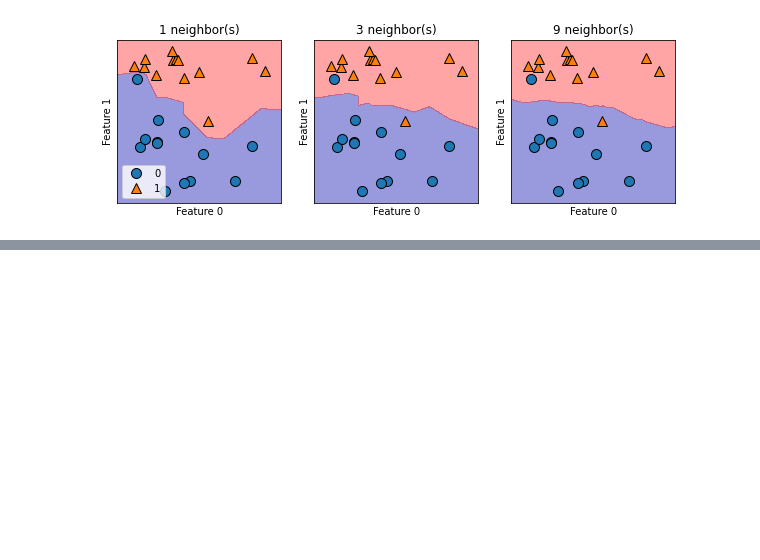
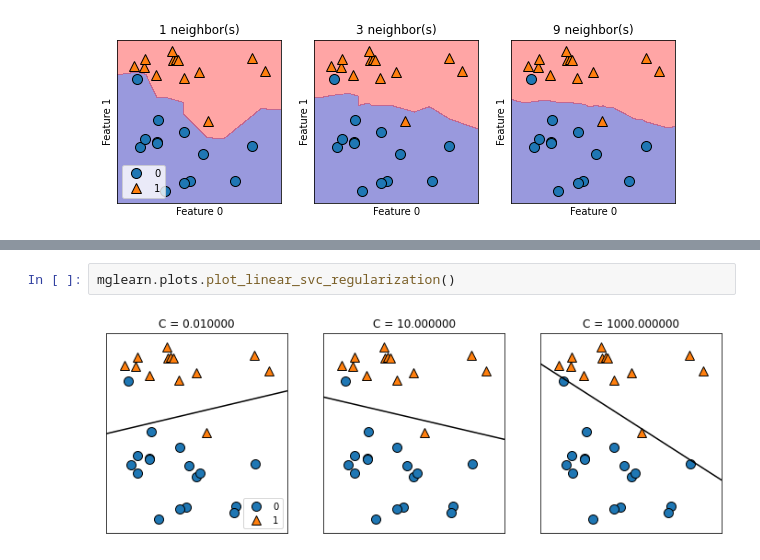
Before and after one commit to kalinigor/Machine-Learning-Examples, a Jupyter notebook: Simple datasets/Forge.ipynb, the cells around one changed output, grey strips where cells are left out. Cells and saved outputs as stored; diff of their text form; blank space fills up the shorter version.

```diff
--- a/Simple datasets/Forge.ipynb
+++ b/Simple datasets/Forge.ipynb
@@ -76,0 +98,4 @@ axes[0].legend(loc = 3)
+# %%
+mglearn.plots.plot_linear_svc_regularization()
+# %% [output]
+[figure, added]
```
Also changed, not shown: parts of 7 cells of this notebook, 5 other files.
